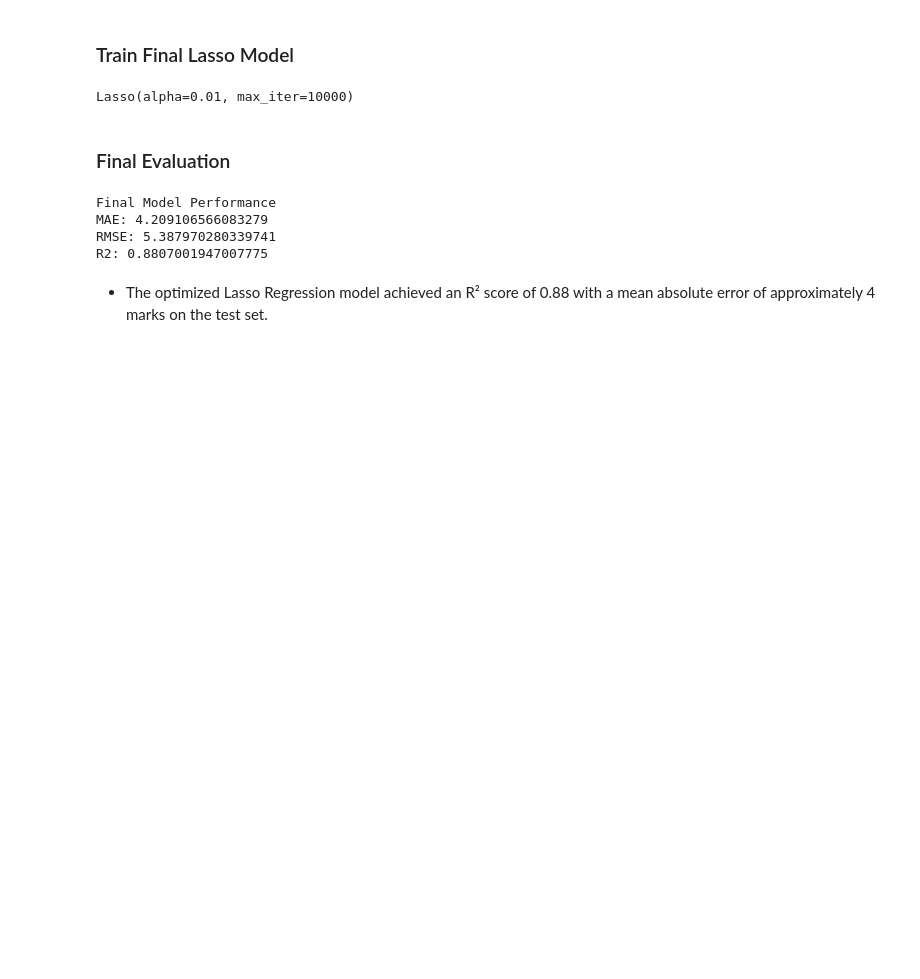
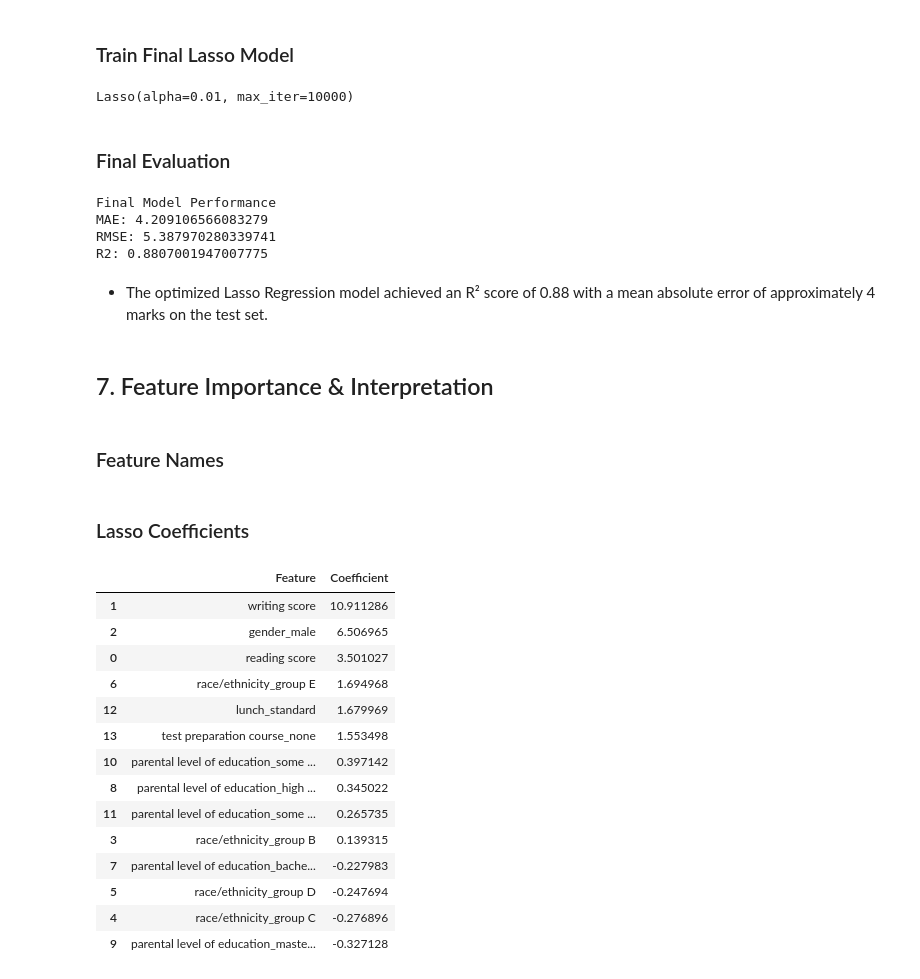
Before and after one commit to Alamin-refat/Student-Score-Prediction-ML, a Jupyter notebook: student_score_prediction.ipynb, the cells around one changed output. Saved outputs shown, nothing was run; the diff lists cells and outputs as text; code cells hidden in the pictures; blank space fills up the shorter version.

Commit message:
feature impotance and interpretation

```diff
--- a/student_score_prediction.ipynb
+++ b/student_score_prediction.ipynb
@@ -492,3 +492,7 @@ RMSE: 5.387970280339741
 R2: 0.8807001947007775
 # %% [markdown]
 - The optimized Lasso Regression model achieved an R² score of 0.88 with a mean absolute error of approximately 4 marks on the test set.
+# %% [markdown]
+## 7. Feature Importance & Interpretation
+# %% [markdown]
+### Feature Names
@@ -494,0 +501,28 @@ R2: 0.8807001947007775
+# %% [markdown]
+### Lasso Coefficients
+# %%
+coefficients = final_model.coef_
+
+importance_df = pd.DataFrame({
+    'Feature': feature_names,
+    'Coefficient': coefficients
+})
+
+importance_df = importance_df.sort_values(by='Coefficient', ascending=False)
+importance_df
+# %% [output]
+|  | Feature | Coefficient |
+| 1 | writing score | 10.911286 |
+| 2 | gender_male | 6.506965 |
+| 0 | reading score | 3.501027 |
+| 6 | race/ethnicity_group E | 1.694968 |
+| 12 | lunch_standard | 1.679969 |
+| 13 | test preparation course_none | 1.553498 |
+| 10 | parental level of education_some ... | 0.397142 |
+| 8 | parental level of education_high ... | 0.345022 |
+| 11 | parental level of education_some ... | 0.265735 |
+| 3 | race/ethnicity_group B | 0.139315 |
+| 7 | parental level of education_bache... | -0.227983 |
+| 5 | race/ethnicity_group D | -0.247694 |
+| 4 | race/ethnicity_group C | -0.276896 |
+| 9 | parental level of education_maste... | -0.327128 |
```
Also changed, not shown: parts of 7 cells of this notebook.
